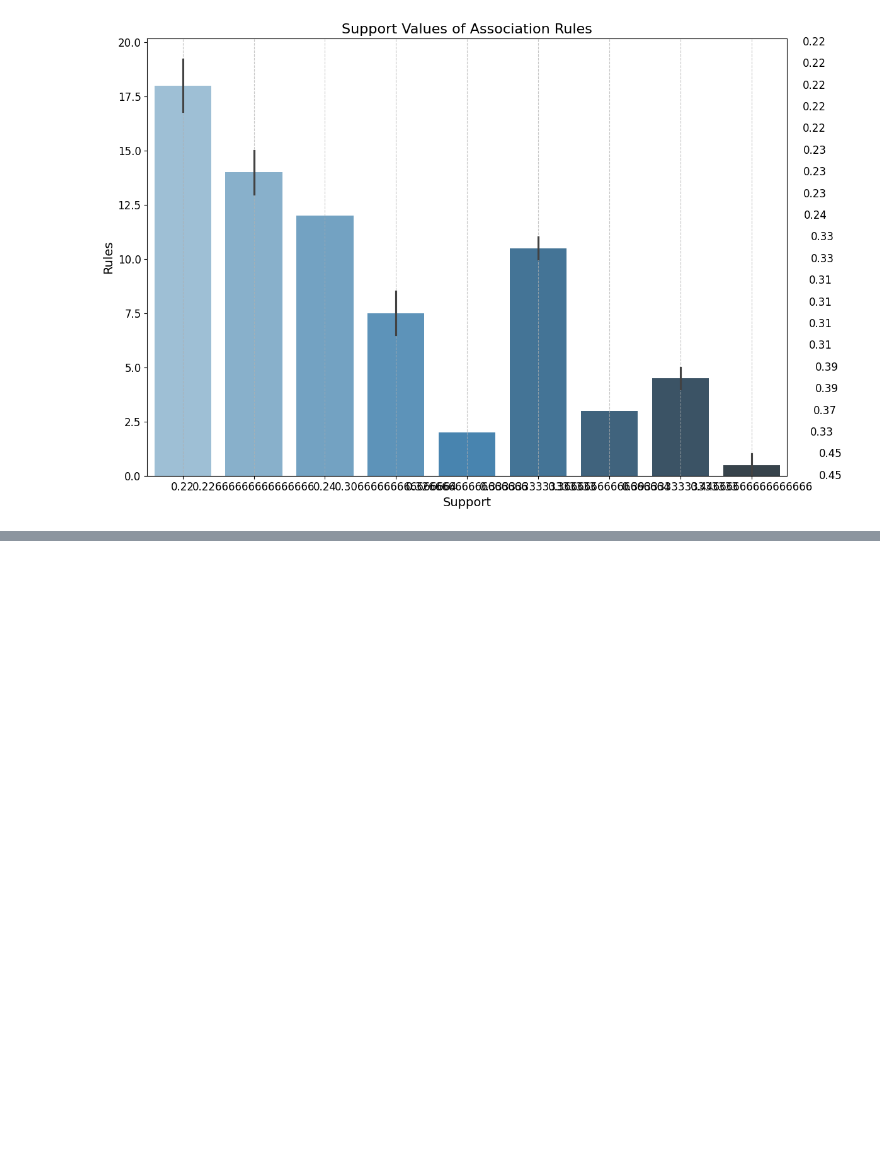
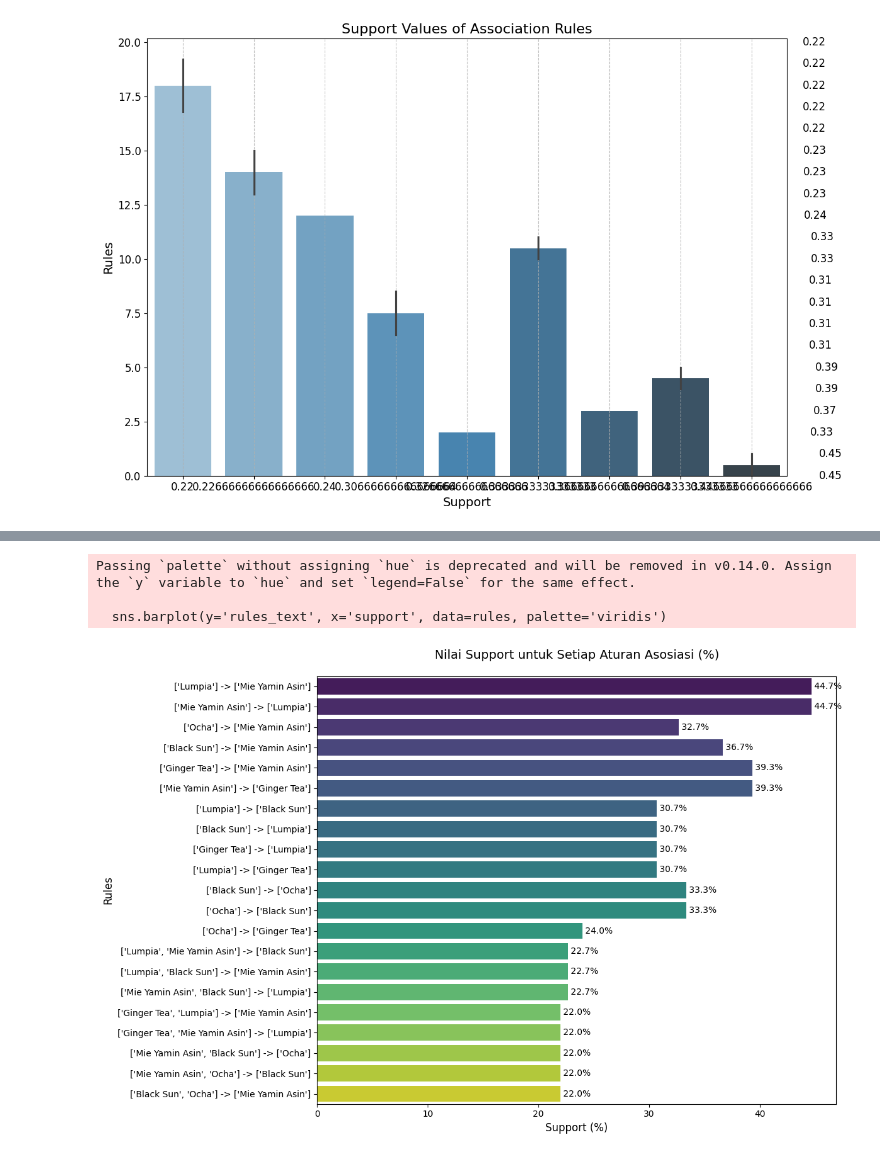
Before and after one commit to morshinka/Prediction-Apriori-Penjualan-Makanan, a Jupyter notebook: apriori.ipynb, the cells around one changed output, grey strips where cells are left out. Drawn from its saved outputs; the diff is of its cells as text; code cells hidden in the pictures; blank space fills up the shorter version.

```diff
--- a/apriori.ipynb
+++ b/apriori.ipynb
@@ -186,0 +226,42 @@ Passing `palette` without assigning `hue` is deprecated and will be removed in v
+# %%
+import pandas as pd
+import matplotlib.pyplot as plt
+import seaborn as sns
+
+# Menghitung itemsets yang sering muncul
+frequent_itemsets = apriori(grouped_df, min_support=0.2, use_colnames=True)
+
+# Menghitung aturan asosiasi
+rules = association_rules(frequent_itemsets, metric="confidence", min_threshold=0.5)
+
+# Mengubah nilai support menjadi persentase
+rules['support'] = rules['support'] * 100
+
+# Membuat kolom rules_text untuk label yang lebih mudah dibaca
+rules['rules_text'] = rules.apply(lambda x: f"{list(x['antecedents'])} -> {list(x['consequents'])}", axis=1)
+
+# Mengatur ukuran grafik
+plt.figure(figsize=(12, 8))
+
+# Membuat grafik batang horizontal
+sns.barplot(y='rules_text', x='support', data=rules, palette='viridis')
+
+# Menambahkan judul dan label
+plt.title('Nilai Support untuk Setiap Aturan Asosiasi (%)', fontsize=14, pad=20)
+plt.xlabel('Support (%)', fontsize=12)
+plt.ylabel('Rules', fontsize=12)
+
+# Menambahkan nilai support di ujung setiap batang
+for i, v in enumerate(rules['support']):
+    plt.text(v, i, f' {v:.1f}%', va='center', fontsize=10)
+
+# Menyesuaikan layout
+plt.tight_layout()
+
+# Menampilkan grafik
+plt.show()
+# %% [output]
+Passing `palette` without assigning `hue` is deprecated and will be removed in v0.14.0. Assign the `y` variable to `hue` and set `legend=False` for the same effect.
+
+  sns.barplot(y='rules_text', x='support', data=rules, palette='viridis')
+[figure, added]
```
Also changed, not shown: parts of 3 cells of this notebook.
